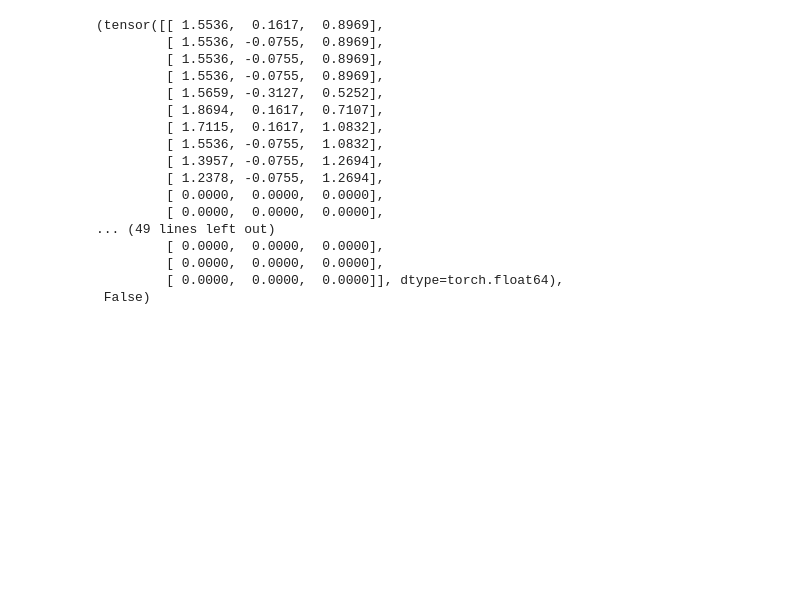
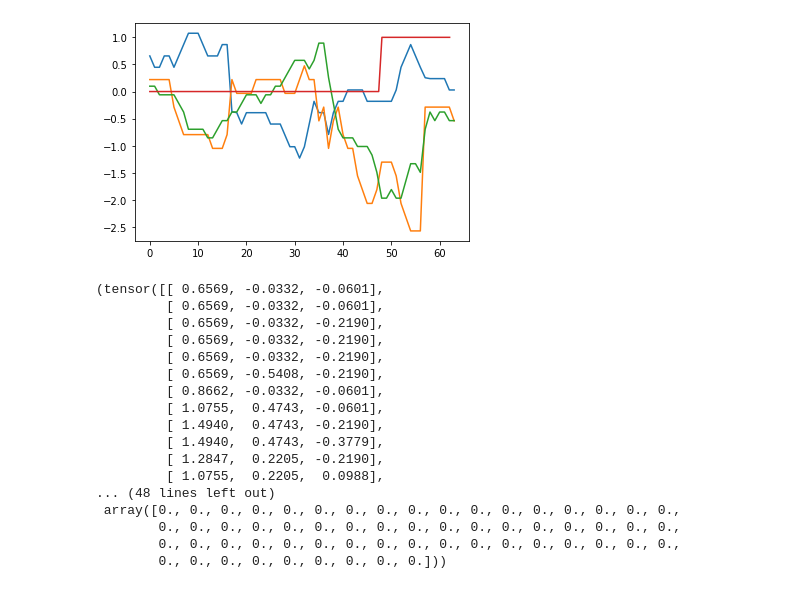
Before and after one commit to josedvq/lared-laughter, a Jupyter notebook: accel/test_dataset.ipynb, the cells around one changed output. Cells and saved outputs as stored; diff of their text form; code cells hidden in the pictures; blank space fills up the shorter version.

```diff
--- a/accel/test_dataset.ipynb
+++ b/accel/test_dataset.ipynb
@@ -36,20 +65,24 @@ examples.head()
+# %%
+plot_sample(example_ds[433])
+# %% [output]
+[figure, added]
 # %%
-ds[0]
+ds[111]
 # %% [output]
-(tensor([[ 1.5536,  0.1617,  0.8969],
-         [ 1.5536, -0.0755,  0.8969],
-         [ 1.5536, -0.0755,  0.8969],
-         [ 1.5536, -0.0755,  0.8969],
-         [ 1.5659, -0.3127,  0.5252],
-         [ 1.8694,  0.1617,  0.7107],
-         [ 1.7115,  0.1617,  1.0832],
-         [ 1.5536, -0.0755,  1.0832],
-         [ 1.3957, -0.0755,  1.2694],
-         [ 1.2378, -0.0755,  1.2694],
-         [ 0.0000,  0.0000,  0.0000],
-         [ 0.0000,  0.0000,  0.0000],
-... (49 lines left out)
-         [ 0.0000,  0.0000,  0.0000],
-         [ 0.0000,  0.0000,  0.0000],
-         [ 0.0000,  0.0000,  0.0000]], dtype=torch.float64),
- False)
+(tensor([[ 0.6569, -0.0332, -0.0601],
+         [ 0.6569, -0.0332, -0.0601],
+         [ 0.6569, -0.0332, -0.2190],
+         [ 0.6569, -0.0332, -0.2190],
+         [ 0.6569, -0.0332, -0.2190],
+         [ 0.6569, -0.5408, -0.2190],
+         [ 0.8662, -0.0332, -0.0601],
+         [ 1.0755,  0.4743, -0.0601],
+         [ 1.4940,  0.4743, -0.2190],
+         [ 1.4940,  0.4743, -0.3779],
+         [ 1.2847,  0.2205, -0.2190],
+         [ 1.0755,  0.2205,  0.0988],
+... (48 lines left out)
+ array([0., 0., 0., 0., 0., 0., 0., 0., 0., 0., 0., 0., 0., 0., 0., 0., 0.,
+        0., 0., 0., 0., 0., 0., 0., 0., 0., 0., 0., 0., 0., 0., 0., 0., 0.,
+        0., 0., 0., 0., 0., 0., 0., 0., 0., 0., 0., 0., 0., 0., 0., 0., 0.,
+        0., 0., 0., 0., 0., 0., 0., 0., 0.]))
```
Also changed, not shown: parts of 13 cells of this notebook, 39 other files.
